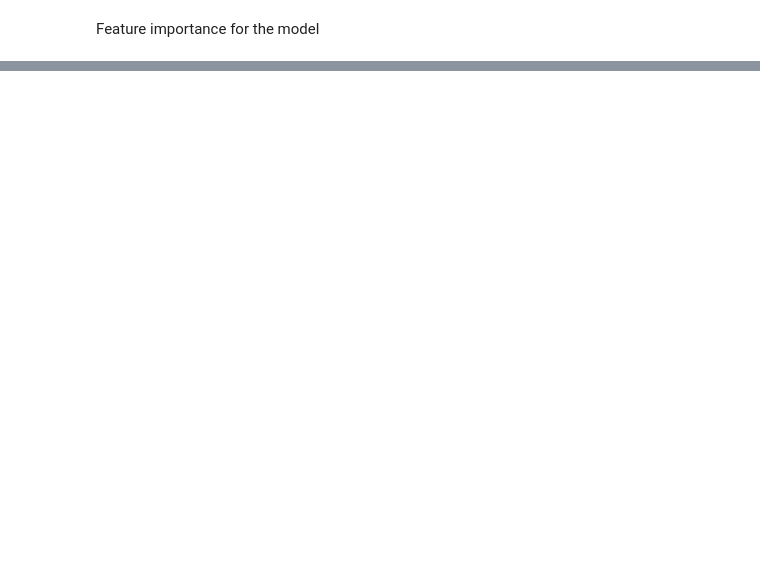
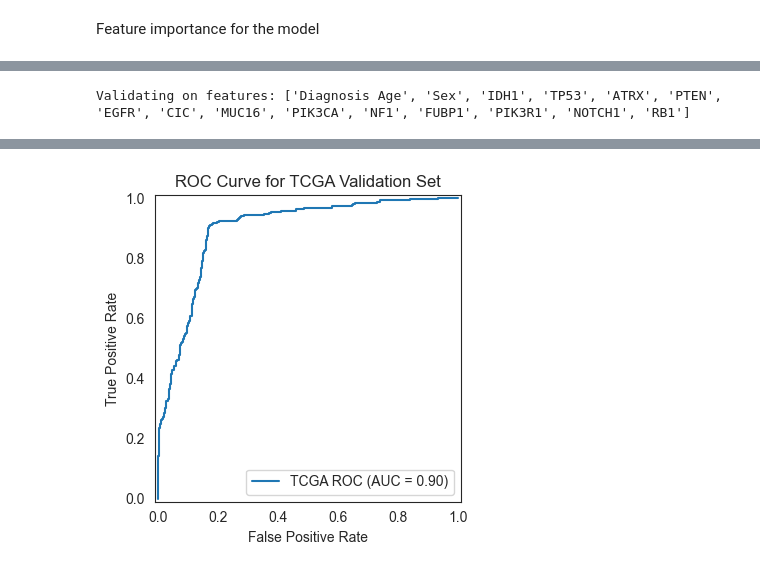
Before and after one commit to GalinaGl/CAS_ADS_2024, a Jupyter notebook: Final project/Data/Final_project_GGlousker.ipynb, the cells around one changed output, grey strips where cells are left out. Cells and saved outputs as stored; diff of their text form; code cells hidden in the pictures; blank space fills up the shorter version.

```diff
--- a/Final project/Data/Final_project_GGlousker.ipynb
+++ b/Final project/Data/Final_project_GGlousker.ipynb
@@ -3175,0 +3178,79 @@ dtype: float64
+# %%
+import pandas as pd
+import matplotlib.pyplot as plt
+from sklearn.preprocessing import MinMaxScaler
+from sklearn.metrics import (
+    classification_report,
+    confusion_matrix,
+    roc_auc_score,
+    precision_score,
+    recall_score,
+    f1_score,
+    accuracy_score,
+    RocCurveDisplay
+)
+
+# 1) Load & prepare TCGA
+tcga = pd.read_csv('TCGA_InfoWithGrade.csv')
+if 'index' in tcga.columns:
+    tcga = tcga.drop(columns=['index'])
+tcga = tcga.rename(columns={
+    'Gender': 'Sex',
+    'Age_at_diagnosis': 'Diagnosis Age',
+    'Grade': 'Glioblastoma'
+})
+scaler = MinMaxScaler()
+tcga['Diagnosis Age'] = scaler.fit_transform(tcga[['Diagnosis Age']])
+
+# 2) Prepare training data
+X = diagnosis.drop(columns=['index', 'Patient ID', 'Glioblastoma'])
+y = diagnosis['Glioblastoma']
+
+# 3) Shared features
+shared = [c for c in X.columns if c in tcga.columns]
+print("Validating on features:", shared)
+
+# 4) Build train/validation sets
+X_train, X_val = X[shared], tcga[shared]
+y_train, y_val = y, tcga['Glioblastoma']
+
+# 5) Train & predict
+voting_clf.fit(X_train, y_train)
+y_pred  = voting_clf.predict(X_val)
+y_proba = voting_clf.predict_proba(X_val)[:, 1]
+
+# 6) Compute and print all metrics
+print("\nClassification Report on TCGA:")
+print(classification_report(y_val, y_pred, zero_division=0))
+
+cm = confusion_matrix(y_val, y_pred)
+print("Confusion Matrix:\n", cm)
+
+prec = precision_score(y_val, y_pred, zero_division=0)
+rec  = recall_score(y_val, y_pred, zero_division=0)
+f1   = f1_score(y_val, y_pred, zero_division=0)
+acc  = accuracy_score(y_val, y_pred)
+auc  = roc_auc_score(y_val, y_proba)
+
+print(f"\nPrecision: {prec:.4f}")
+print(f"Recall:    {rec:.4f}")
+print(f"F1-score:  {f1:.4f}")
+print(f"Accuracy:  {acc:.4f}")
+print(f"AUC-ROC:   {auc:.4f}")
+
+# 7) Plot ROC curve properly
+plt.figure(figsize=(6,4))
+ax = plt.gca()
+RocCurveDisplay.from_predictions(
+    y_val,
+    y_proba,
+    name="TCGA ROC",
+    ax=ax
+)
+plt.title('ROC Curve for TCGA Validation Set')
+plt.xlabel('False Positive Rate')
+plt.ylabel('True Positive Rate')
+plt.tight_layout()
+plt.show()
+# %% [output]
+Validating on features: ['Diagnosis Age', 'Sex', 'IDH1', 'TP53', 'ATRX', 'PTEN', 'EGFR', 'CIC', 'MUC16', 'PIK3CA', 'NF1', 'FUBP1', 'PIK3R1', 'NOTCH1', 'RB1']
@@ -3175,0 +3276 @@ dtype: float64
+[figure, added]
```
Also changed, not shown: parts of 41 cells of this notebook, 7 other files.
